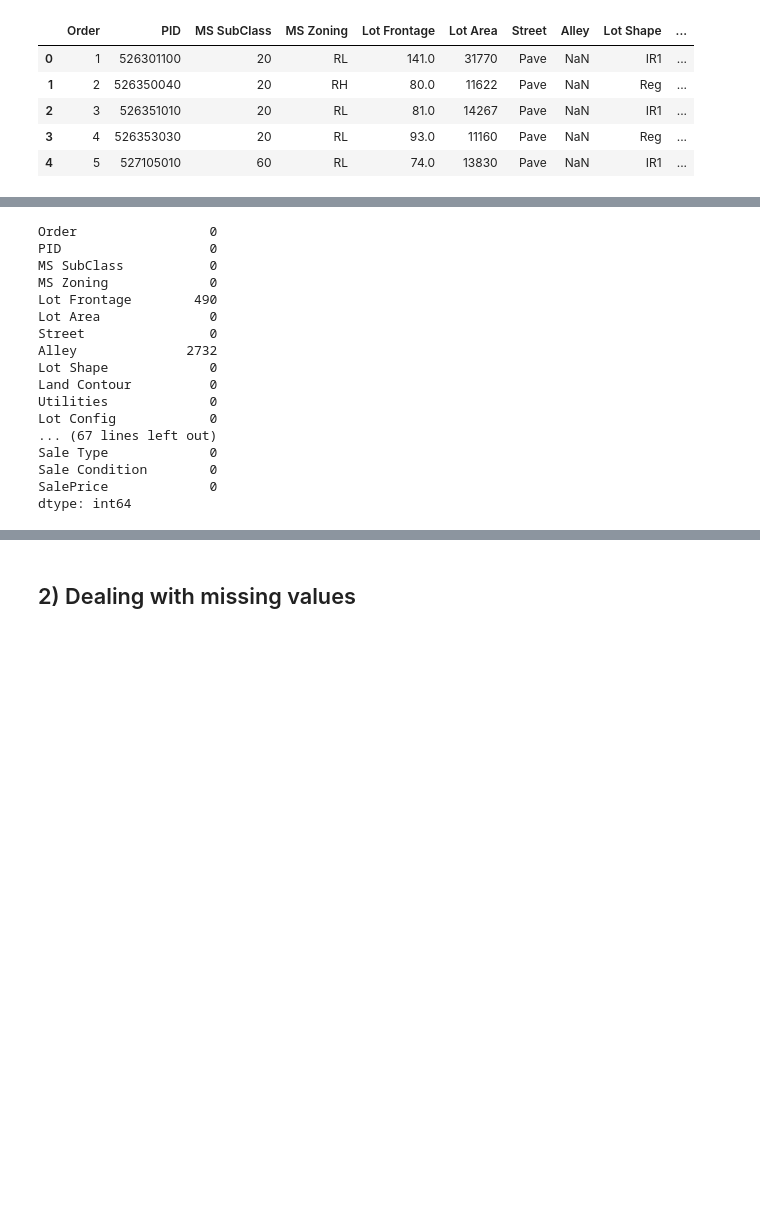
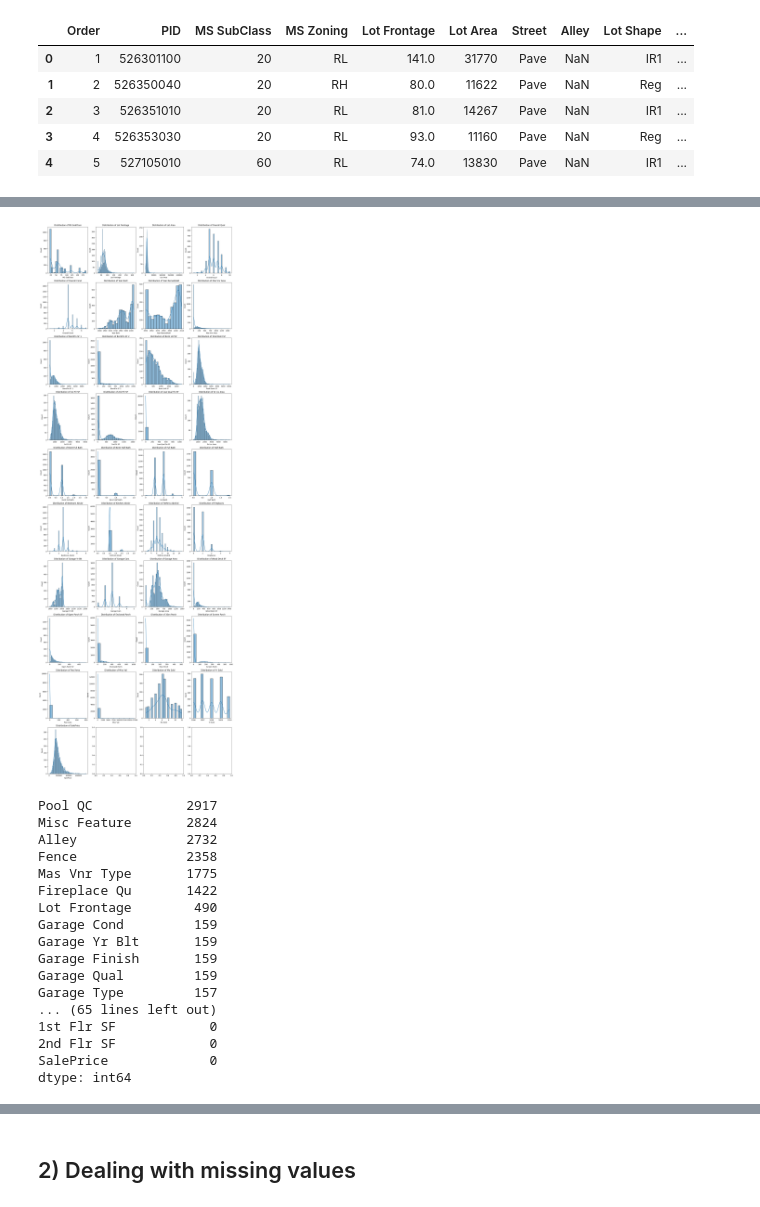
Before and after one commit to florazhg/AmesHousing, a Jupyter notebook: devoir.ipynb, the cells around one changed output, grey strips where cells are left out. Drawn from its saved outputs; the diff is of its cells as text; code cells hidden in the pictures; blank space fills up the shorter version.

```diff
--- a/devoir.ipynb
+++ b/devoir.ipynb
@@ -73,22 +224,40 @@ df.describe()
+# %%
+# numerical variables
+
+# figure aesthetics
+fig, axes = plt.subplots(10, 4, figsize=(20, 60))
+axes = axes.flatten()
+
+for i, column in enumerate(df_num.columns):
+    plot = sns.histplot(x=column, data=df_num, kde = True, ax=axes[i])
+
+    axes[i].set_title(f"Distribution of {column}")
+    axes[i].set_xlabel(column)
+    axes[i].set_ylabel("Count")
+
+
+plt.show()
+# %% [output]
+[figure, added]
 # %%
 # check for missing values
-df.isna().sum()
+df.isna().sum().sort_values(ascending=False)
 # %% [output]
-Order                 0
-PID                   0
-MS SubClass           0
-MS Zoning             0
+Pool QC            2917
+Misc Feature       2824
+Alley              2732
+Fence              2358
+Mas Vnr Type       1775
+Fireplace Qu       1422
 Lot Frontage        490
-Lot Area              0
-Street                0
-Alley              2732
-Lot Shape             0
-Land Contour          0
-Utilities             0
-Lot Config            0
-... (67 lines left out)
-Sale Type             0
-Sale Condition        0
+Garage Cond         159
+Garage Yr Blt       159
+Garage Finish       159
+Garage Qual         159
+Garage Type         157
+... (65 lines left out)
+1st Flr SF            0
+2nd Flr SF            0
 SalePrice             0
 dtype: int64
 # %%
```
Also changed, not shown: parts of 41 cells of this notebook.
